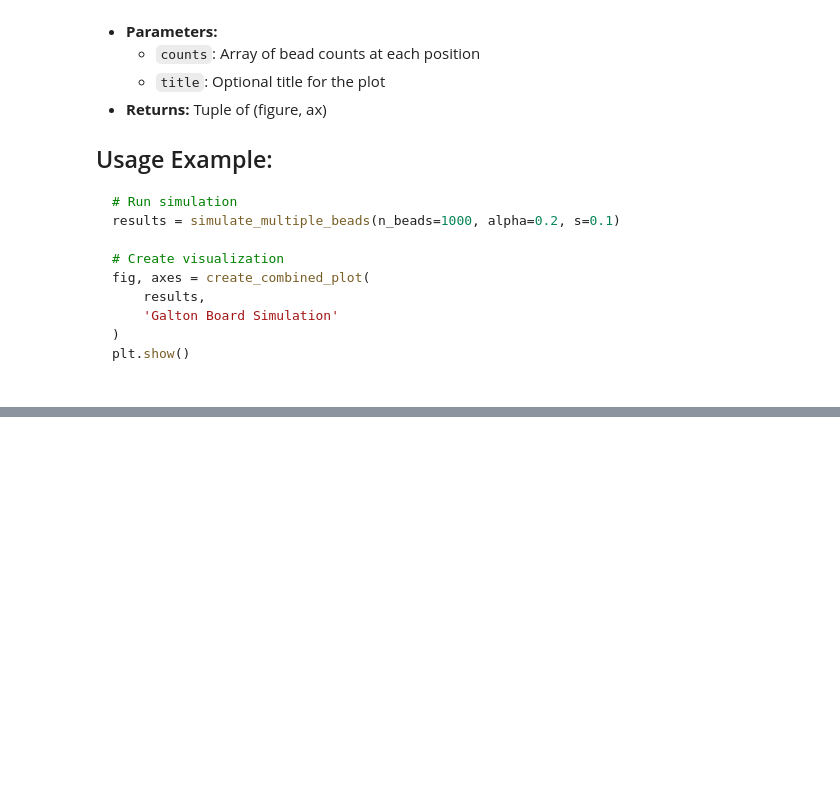
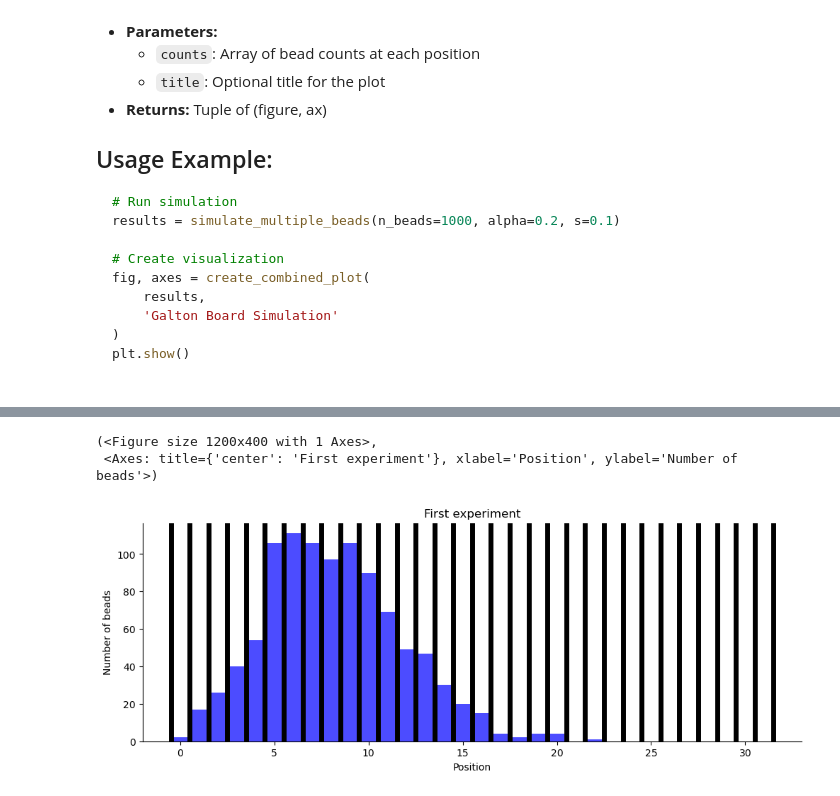
Before and after one commit to dakusch/tif345_project_3, a Jupyter notebook: src/project_3_david.ipynb, the cells around one changed output, grey strips where cells are left out. Drawn from its saved outputs; the diff is of its cells as text; code cells hidden in the pictures; blank space fills up the shorter version.

```diff
--- a/src/project_3_david.ipynb
+++ b/src/project_3_david.ipynb
@@ -81,3 +81,14 @@ plt.show()
+# %%
+from galton_utils import plot_distribution_only
+
+# plot single experiment
+counts = data[0]
+
+plot_distribution_only(counts, 'First experiment')
+# %% [output]
+(<Figure size 1200x400 with 1 Axes>,
+ <Axes: title={'center': 'First experiment'}, xlabel='Position', ylabel='Number of beads'>)
+[figure, added]
 # %%
 # Test parameters
 n_beads = 1000
```
Also changed, not shown: parts of 8 cells of this notebook, 1 other file.
